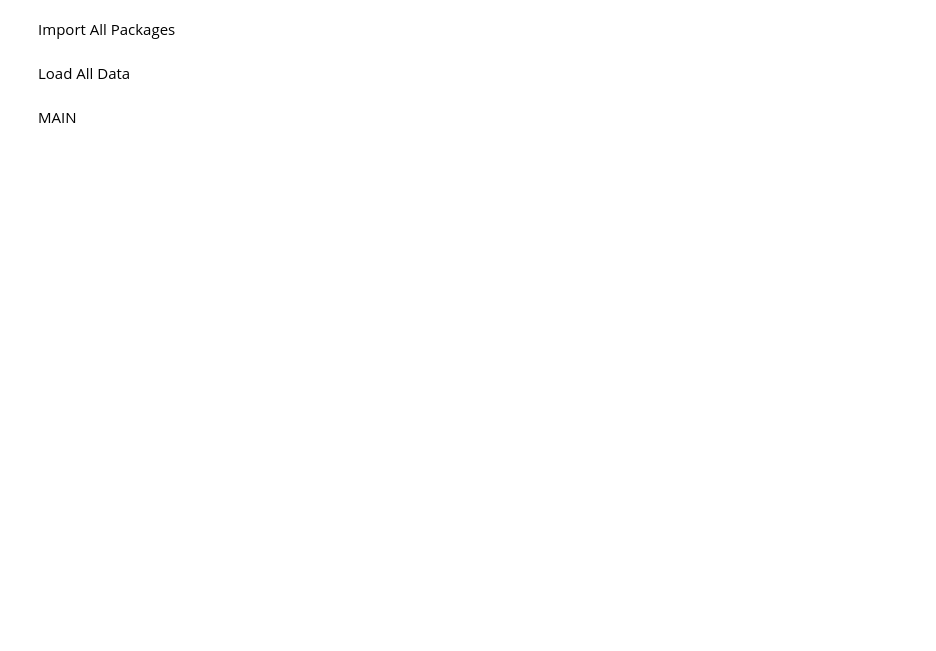
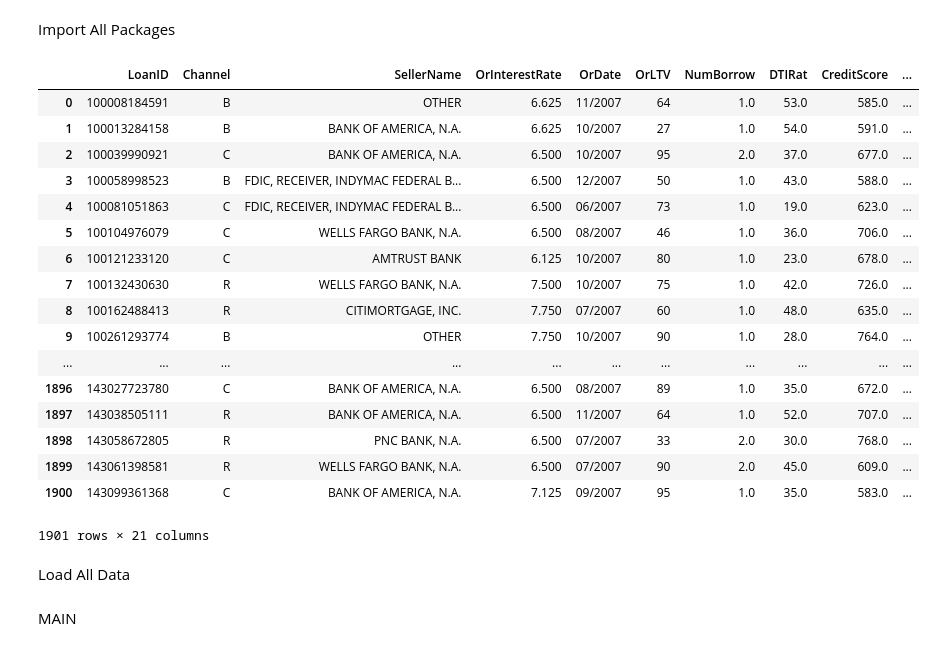
Before and after one commit to EY-BE-FSO-AI/ML4Credit, a Jupyter notebook: PD/notebooks/XGBoost Classifier.ipynb, the cells around one changed output. Cells and saved outputs as stored; diff of their text form; code cells hidden in the pictures; blank space fills up the shorter version.

```diff
--- a/PD/notebooks/XGBoost Classifier.ipynb
+++ b/PD/notebooks/XGBoost Classifier.ipynb
@@ -30,6 +30,28 @@ from imblearn.over_sampling import SMOTE
 
 
 from sklearn.preprocessing import OneHotEncoder
+# %%
+df2 = pd.read_csv('C:/Users/bebxadvberb/Documents/AI/Trusted AI/ML4Credit/PD/df.csv', sep=',', index_col=0)
+df2
+# %% [output]
+|  | LoanID | Channel | SellerName | OrInterestRate | OrDate | OrLTV | NumBorrow | DTIRat | CreditScore | ... |
+| 0 | 100008184591 | B | OTHER | 6.625 | 11/2007 | 64 | 1.0 | 53.0 | 585.0 | ... |
+| 1 | 100013284158 | B | BANK OF AMERICA, N.A. | 6.625 | 10/2007 | 27 | 1.0 | 54.0 | 591.0 | ... |
+| 2 | 100039990921 | C | BANK OF AMERICA, N.A. | 6.500 | 10/2007 | 95 | 2.0 | 37.0 | 677.0 | ... |
+| 3 | 100058998523 | B | FDIC, RECEIVER, INDYMAC FEDERAL B... | 6.500 | 12/2007 | 50 | 1.0 | 43.0 | 588.0 | ... |
+| 4 | 100081051863 | C | FDIC, RECEIVER, INDYMAC FEDERAL B... | 6.500 | 06/2007 | 73 | 1.0 | 19.0 | 623.0 | ... |
+| 5 | 100104976079 | C | WELLS FARGO BANK, N.A. | 6.500 | 08/2007 | 46 | 1.0 | 36.0 | 706.0 | ... |
+| 6 | 100121233120 | C | AMTRUST BANK | 6.125 | 10/2007 | 80 | 1.0 | 23.0 | 678.0 | ... |
+| 7 | 100132430630 | R | WELLS FARGO BANK, N.A. | 7.500 | 10/2007 | 75 | 1.0 | 42.0 | 726.0 | ... |
+| 8 | 100162488413 | R | CITIMORTGAGE, INC. | 7.750 | 07/2007 | 60 | 1.0 | 48.0 | 635.0 | ... |
+| 9 | 100261293774 | B | OTHER | 7.750 | 10/2007 | 90 | 1.0 | 28.0 | 764.0 | ... |
+| ... | ... | ... | ... | ... | ... | ... | ... | ... | ... | ... |
+| 1896 | 143027723780 | C | BANK OF AMERICA, N.A. | 6.500 | 08/2007 | 89 | 1.0 | 35.0 | 672.0 | ... |
+| 1897 | 143038505111 | R | BANK OF AMERICA, N.A. | 6.500 | 11/2007 | 64 | 1.0 | 52.0 | 707.0 | ... |
+| 1898 | 143058672805 | R | PNC BANK, N.A. | 6.500 | 07/2007 | 33 | 2.0 | 30.0 | 768.0 | ... |
+| 1899 | 143061398581 | R | WELLS FARGO BANK, N.A. | 6.500 | 07/2007 | 90 | 2.0 | 45.0 | 609.0 | ... |
+| 1900 | 143099361368 | C | BANK OF AMERICA, N.A. | 7.125 | 09/2007 | 95 | 1.0 | 35.0 | 583.0 | ... |
+1901 rows × 21 columns
 # %% [markdown]
 Load All Data
 # %%
```
Also changed, not shown: parts of 5 cells of this notebook, 32 other files.
